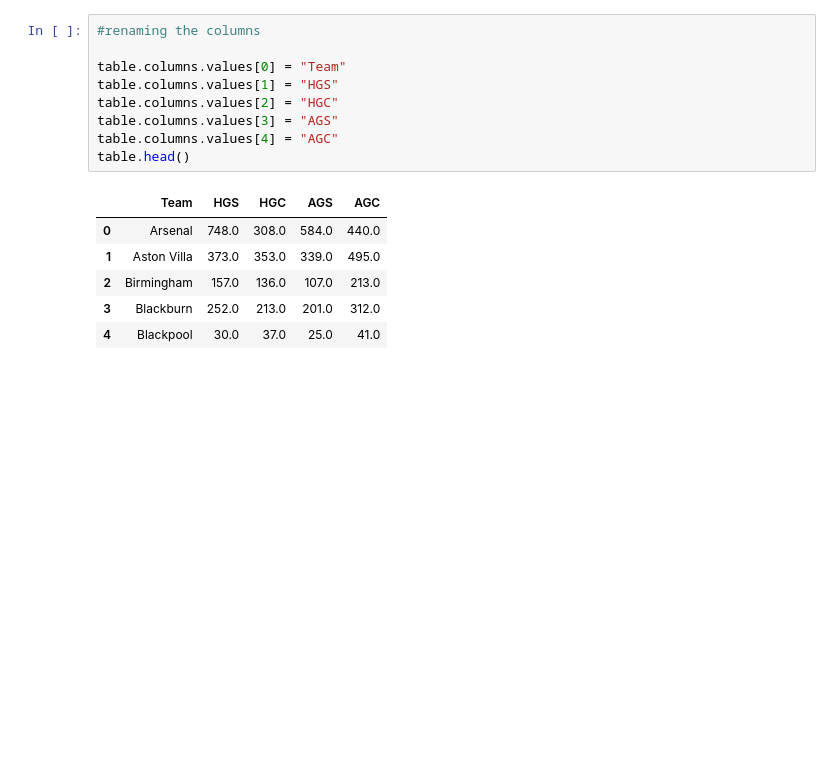
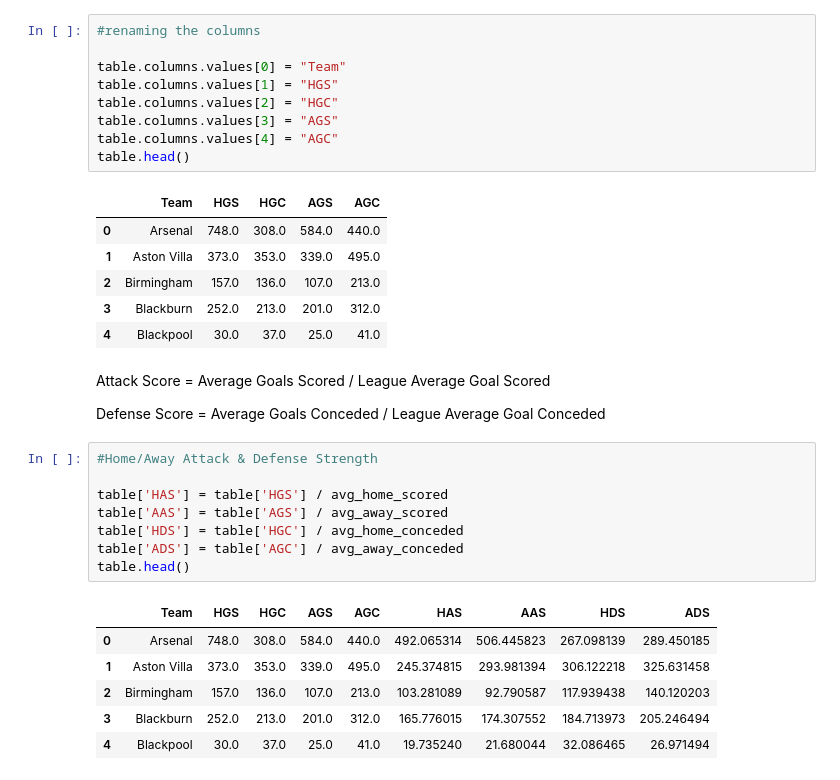
Before and after one commit to saylibhavsar/Football-Data-Analysis, a Jupyter notebook: Web Scraping - Football Analysis.ipynb, the cells around one changed output. Cells and saved outputs as stored; diff of their text form; blank space fills up the shorter version.

```diff
--- a/Web Scraping - Football Analysis.ipynb
+++ b/Web Scraping - Football Analysis.ipynb
@@ -201,3 +177,22 @@ table.head()
 | 2 | Birmingham | 157.0 | 136.0 | 107.0 | 213.0 |
 | 3 | Blackburn | 252.0 | 213.0 | 201.0 | 312.0 |
 | 4 | Blackpool | 30.0 | 37.0 | 25.0 | 41.0 |
+# %% [markdown]
+Attack Score = Average Goals Scored / League Average Goal Scored
+
+Defense Score = Average Goals Conceded / League Average Goal Conceded
+# %%
+#Home/Away Attack & Defense Strength
+
+table['HAS'] = table['HGS'] / avg_home_scored
+table['AAS'] = table['AGS'] / avg_away_scored
+table['HDS'] = table['HGC'] / avg_home_conceded
+table['ADS'] = table['AGC'] / avg_away_conceded
+table.head()
+# %% [output]
+|  | Team | HGS | HGC | AGS | AGC | HAS | AAS | HDS | ADS |
+| 0 | Arsenal | 748.0 | 308.0 | 584.0 | 440.0 | 492.065314 | 506.445823 | 267.098139 | 289.450185 |
+| 1 | Aston Villa | 373.0 | 353.0 | 339.0 | 495.0 | 245.374815 | 293.981394 | 306.122218 | 325.631458 |
+| 2 | Birmingham | 157.0 | 136.0 | 107.0 | 213.0 | 103.281089 | 92.790587 | 117.939438 | 140.120203 |
+| 3 | Blackburn | 252.0 | 213.0 | 201.0 | 312.0 | 165.776015 | 174.307552 | 184.713973 | 205.246494 |
+| 4 | Blackpool | 30.0 | 37.0 | 25.0 | 41.0 | 19.735240 | 21.680044 | 32.086465 | 26.971494 |
```
Also changed, not shown: parts of 11 cells of this notebook.
